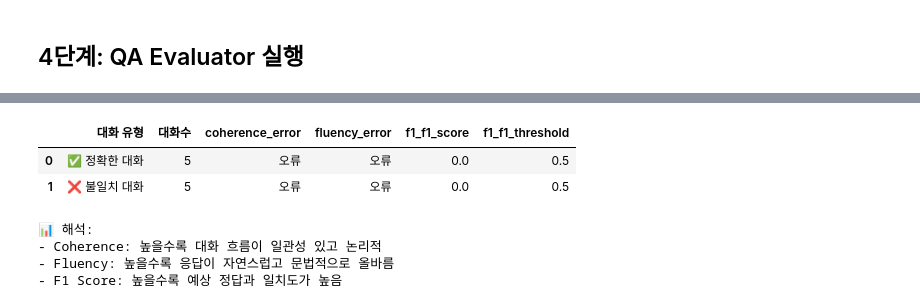
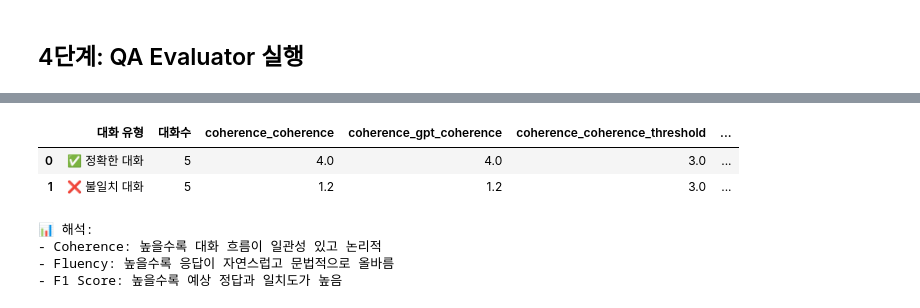
Before and after one commit to ChangJu-Ahn/Foundry-EvaluationSDK-Tutorial, a Jupyter notebook: 01_QA_Evaluator.ipynb, the cells around one changed output, grey strips where cells are left out. Cells and saved outputs as stored; diff of their text form; code cells hidden in the pictures.

```diff
--- a/01_QA_Evaluator.ipynb
+++ b/01_QA_Evaluator.ipynb
@@ -81,7 +309,7 @@ model_config = {
 
 # QA Evaluator 초기화 (model_config 필수)
 try:
-    qa_evaluator = QAEvaluator(model_config=model_config, is_reasoning_model=True)
+    qa_evaluator = QAEvaluator(model_config=model_config)
 
     print("\n✓ QAEvaluator 초기화 성공")
     print("\n📋 QAEvaluator 메트릭:")
@@ -106,8 +334,11 @@ except Exception as e:
 # %% [markdown]
 ## 4단계: QA Evaluator 실행
 # %%
+qa_results = []
 
-qa_results = []
+# 4단계 평가 샘플링 설정 (기본 10%)
+QA_SAMPLE_RATIO = 1.00
+QA_SAMPLE_RANDOM_STATE = 42
 
 def decode_nested_json_unicode(obj, max_depth=5):
     """다중 중첩된 JSON 문자열의 유니코드 이스케이프를 재귀적으로 디코딩"""
@@ -134,7 +365,16 @@ def decode_nested_json_unicode(obj, max_depth=5):
     else:
         return obj
 
-for idx, row in df.iterrows():
+if not (0 < QA_SAMPLE_RATIO <= 1):
+    raise ValueError("QA_SAMPLE_RATIO는 0보다 크고 1 이하여야 합니다.")
+
+sample_n = max(1, int(len(df) * QA_SAMPLE_RATIO))
+df_eval = df.sample(n=sample_n, random_state=QA_SAMPLE_RANDOM_STATE)
+
+print(f"4단계 샘플링 비율: {QA_SAMPLE_RATIO:.0%}")
+print(f"평가 대상: {len(df_eval)} / {len(df)}")
+
+for idx, row in df_eval.iterrows():
     try:
         # QAEvaluator 실행
         result = qa_evaluator(
@@ -230,24 +731,24 @@ bad_sample = sample_conversations[1]
 conversation_good = {"messages": good_sample["messages"]}
 conversation_bad = {"messages": bad_sample["messages"]}
 
-# Evaluators 초기화
-coherence_eval = CoherenceEvaluator(model_config=model_config, is_reasoning_model=True)
-fluency_eval = FluencyEvaluator(model_config=model_config, is_reasoning_model=True)
+# Evaluators 초기화 (F1은 model_config 불필요 — token overlap 기반)
+coherence_eval = CoherenceEvaluator(model_config=model_config)
+fluency_eval = FluencyEvaluator(model_config=model_config)
 f1_eval = F1ScoreEvaluator()
 
-print("=== 정확한 대화 vs 불일치한 대화 비교 ===\n")
+print("=== [Part A] 멀티턴 대화 비교: Coherence + Fluency ===")
 print(f"데이터 출처: data/multi_turn_conversations_samples.json\n")
 
-# 평가 실행
+# 멀티턴 평가 (Coherence, Fluency만)
 results_list = []
-
-for label, conversation in [(good_sample["label"], conversation_good), (bad_sample["label"], conversation_bad)]:
-    results = {"대화 유형": label, "대화수": len(conversation["messages"])//2}
+for label, conversation in [(good_sample["label"], conversation_good),
+                             (bad_sample["label"], conversation_bad)]:
+    results = {"대화 유형": label, "대화수": len(conversation["messages"]) // 2}
 
     try:
         r = coherence_eval(conversation=conversation)
         for k, v in r.items():
-            if isinstance(v, (int, float)):
+            if isinstance(v, (int, float)) and not k.endswith(("_tokens", "_threshold")):
                 results[f"coherence_{k}"] = round(v, 2)
     except Exception as e:
         results["coherence_error"] = f"오류: {str(e)[:80]}"
@@ -255,31 +756,63 @@ for label, conversation in [(good_sample["label"], conversation_good), (bad_samp
     try:
         r = fluency_eval(conversation=conversation)
         for k, v in r.items():
-            if isinstance(v, (int, float)):
+            if isinstance(v, (int, float)) and not k.endswith(("_tokens", "_threshold")):
                 results[f"fluency_{k}"] = round(v, 2)
     except Exception as e:
         results["fluency_error"] = f"오류: {str(e)[:80]}"
 
-    try:
-        # F1Score도 전체 대화 기반으로 평가
-        r = f1_eval(conversation=conversation)
-        for k, v in r.items():
-            if isinstance(v, (int, float)):
-                results[f"f1_{k}"] = round(v, 2)
-    except Exception as e:
-        results["f1_error"] = f"오류: {str(e)[:80]}"
-
     results_list.append(results)
 
-# 결과 비교 표
 from IPython.display import display
 comparison_df = pd.DataFrame(results_list)
 display(comparison_df)
 
-print("\n📊 해석:")
+print("📊 해석:")
 print("- Coherence: 높을수록 대화 흐름이 일관성 있고 논리적")
 print("- Fluency: 높을수록 응답이 자연스럽고 문법적으로 올바름")
-print("- F1 Score: 높을수록 예상 정답과 일치도가 높음")
+print("- 정확/불일치 대화 사이에 두 점수가 명확히 갈려야 evaluator가 제대로 동작하는 것")
+
+# ─────────────────────────────────────────────────────────────
+# Part B: F1ScoreEvaluator는 단일턴 (response, ground_truth) 쌍으로
+# ─────────────────────────────────────────────────────────────
+print("\n\n=== [Part B] F1ScoreEvaluator 단일턴 데모 ===")
+print("F1은 response ↔ ground_truth 단어 겹침 비교용. 멀티턴 conversation에는 GT가 없어 부적합.\n")
+
+# (1) 멀티턴 객체에 그대로 넣으면 0이 나오는 것을 명시적으로 시연
+print("[시연 1] f1_eval(conversation=...) → 비교할 GT가 없어 0이 반환됨")
+try:
+    r_bad = f1_eval(conversation=conversation_good)
+    print(f"  정확한 멀티턴 대화에 conversation= 으로 호출:  {r_bad}")
+except Exception as e:
+    print(f"  (호출 자체 실패) {str(e)[:120]}")
+
+# (2) 4단계와 동일한 단일턴 샘플(df_eval)에서 올바른 사용법 시연
+print("\n[시연 2] f1_eval(response=..., ground_truth=...) — 올바른 사용법")
+try:
+    sample_n = min(5, len(df_eval))
+    f1_demo = []
+    for _, row in df_eval.head(sample_n).iterrows():
+        r = f1_eval(
+            response=row.get("response", ""),
+            ground_truth=row.get("ground_truth", ""),
+        )
+        f1_demo.append({
+            "agent": row.get("agent"),
+            "question": row.get("question", "")[:30],
+            "f1_score": round(r.get("f1_score", 0.0), 3),
+        })
+    f1_demo_df = pd.DataFrame(f1_demo)
+    display(f1_demo_df)
+
+    avg_f1 = f1_demo_df["f1_score"].mean()
+    print(f"\n  단일턴 {sample_n}건 평균 F1: {avg_f1:.3f}")
+    if avg_f1 < 0.3:
+        print("  ⚠ 평균 F1이 낮음 → 응답 표현이 정답과 많이 다름. 의미상 맞아도 단어가 안 겹치면 낮게 나옴.")
+    print("\n💡 정리: F1은 멀티턴 객체가 아니라 **(response, ground_truth) 쌍**으로 호출해야 함.")
+except NameError:
+    print("  df_eval이 없습니다. 4단계를 먼저 실행하세요.")
+except Exception as e:
+    print(f"  오류: {str(e)[:120]}")
 # %% [output]
 === 정확한 대화 vs 불일치한 대화 비교 ===
 
@@ -301,6 +820,6 @@ openai.PermissionDeniedError: Error code: 403 - {'error': {'code': 'Authenticati
-|  | 대화 유형 | 대화수 | coherence_error | fluency_error | f1_f1_score | f1_f1_threshold |
-| 0 | ✅ 정확한 대화 | 5 | 오류 | 오류 | 0.0 | 0.5 |
-| 1 | ❌ 불일치 대화 | 5 | 오류 | 오류 | 0.0 | 0.5 |
+|  | 대화 유형 | 대화수 | coherence_coherence | coherence_gpt_coherence | coherence_coherence_threshold | ... |
+| 0 | ✅ 정확한 대화 | 5 | 4.0 | 4.0 | 3.0 | ... |
+| 1 | ❌ 불일치 대화 | 5 | 1.2 | 1.2 | 3.0 | ... |
 📊 해석:
 - Coherence: 높을수록 대화 흐름이 일관성 있고 논리적
 - Fluency: 높을수록 응답이 자연스럽고 문법적으로 올바름
```
Also changed, not shown: parts of 11 cells of this notebook, 19 other files.
